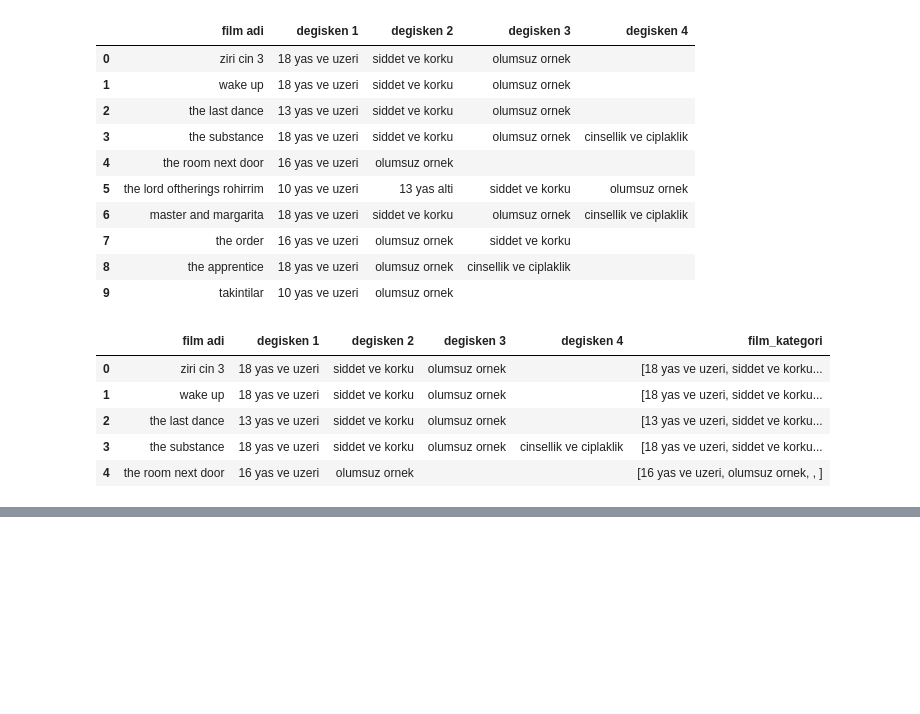
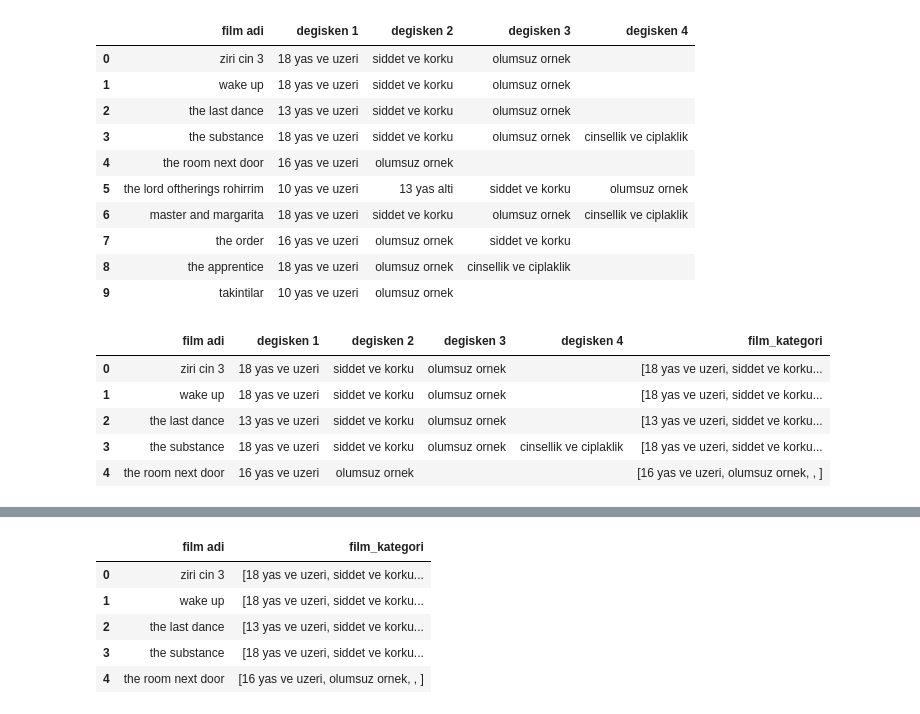
Before and after one commit to Fcansu/Film_Classification_Project, a Jupyter notebook: siniflanmis_data_preprocessing.ipynb, the cells around one changed output, grey strips where cells are left out. Saved outputs shown, nothing was run; the diff lists cells and outputs as text; code cells hidden in the pictures; blank space fills up the shorter version.

```diff
--- a/siniflanmis_data_preprocessing.ipynb
+++ b/siniflanmis_data_preprocessing.ipynb
@@ -61,0 +97,10 @@ df.head()
+# %%
+df_yeni.to_csv('film_kategori_yeni.csv', index=False)
+df_yeni.head()
+# %% [output]
+|  | film adi | film_kategori |
+| 0 | ziri cin 3 | [18 yas ve uzeri, siddet ve korku... |
+| 1 | wake up | [18 yas ve uzeri, siddet ve korku... |
+| 2 | the last dance | [13 yas ve uzeri, siddet ve korku... |
+| 3 | the substance | [18 yas ve uzeri, siddet ve korku... |
+| 4 | the room next door | [16 yas ve uzeri, olumsuz ornek, , ] |
```
Also changed, not shown: parts of 3 cells of this notebook.
